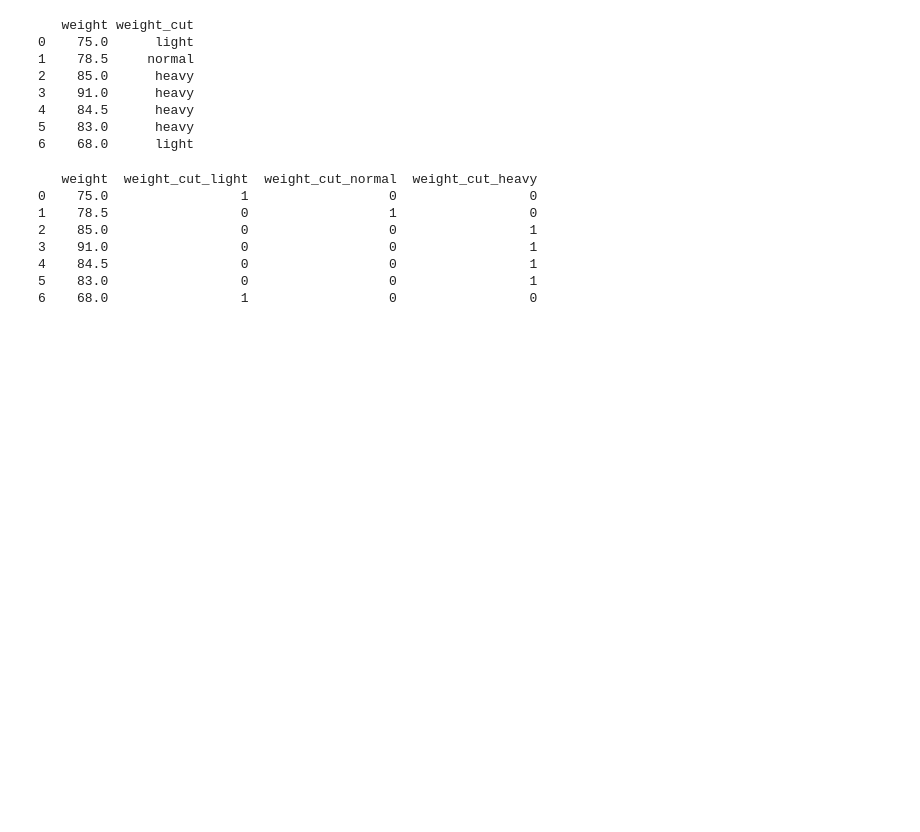
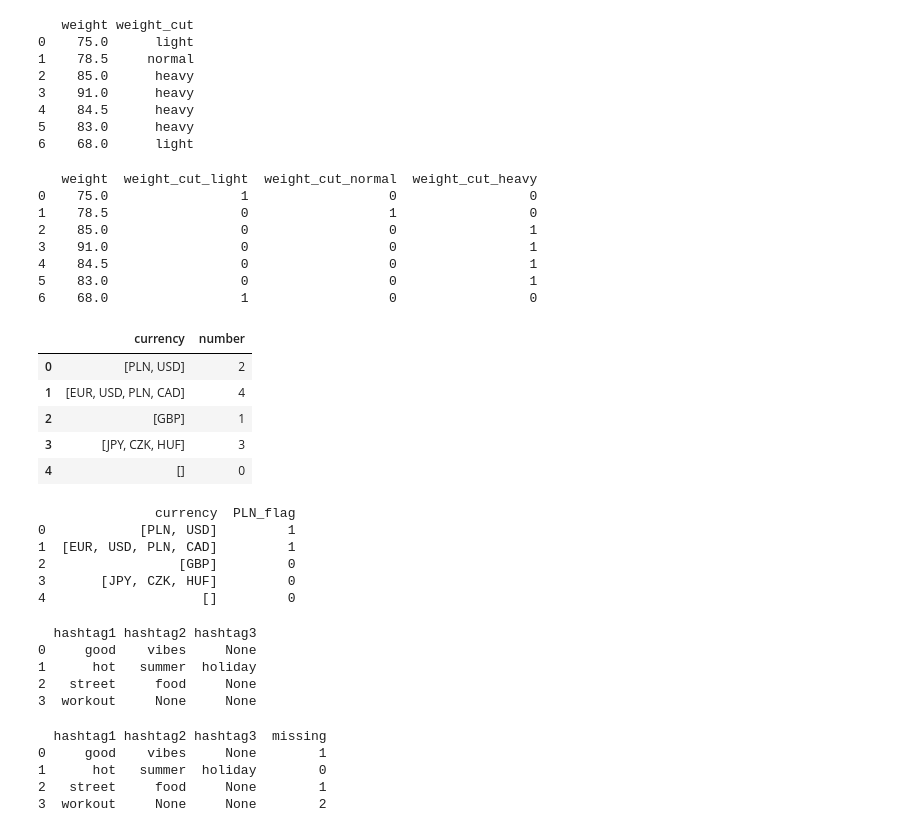
Before and after one commit to BuczynskiRafal/ML, a Jupyter notebook: Scikitlearn_exercises.ipynb, the cells around one changed output. Cells and saved outputs as stored; diff of their text form; code cells hidden in the pictures; blank space fills up the shorter version.

```diff
--- a/Scikitlearn_exercises.ipynb
+++ b/Scikitlearn_exercises.ipynb
@@ -532,3 +539,72 @@ print(df)
 4    84.5                 0                  0                 1
 5    83.0                 0                  0                 1
 6    68.0                 1                  0                 0
+# %%
+# 12
+import pandas as pd
+
+
+data_dict = {
+    'currency': [['PLN', 'USD'], ['EUR', 'USD', 'PLN', 'CAD'], ['GBP'], ['JPY', 'CZK', 'HUF'], []]
+}
+df = pd.DataFrame(data=data_dict)
+df['number'] = df['currency'].apply(len)
+print(df)
+# %% [output]
+|  | currency | number |
+| 0 | [PLN, USD] | 2 |
+| 1 | [EUR, USD, PLN, CAD] | 4 |
+| 2 | [GBP] | 1 |
+| 3 | [JPY, CZK, HUF] | 3 |
+| 4 | [] | 0 |
+# %%
+# 13
+import pandas as pd
+
+
+data_dict = {
+    'currency': [['PLN', 'USD'], ['EUR', 'USD', 'PLN', 'CAD'], ['GBP'], ['JPY', 'CZK', 'HUF'], []]
+}
+df = pd.DataFrame(data=data_dict)
+df['PLN_flag'] = df['currency'].apply(lambda item: 1 if 'PLN' in item else 0)
+print(df)
+# %% [output]
+               currency  PLN_flag
+0            [PLN, USD]         1
+1  [EUR, USD, PLN, CAD]         1
+2                 [GBP]         0
+3       [JPY, CZK, HUF]         0
+4                    []         0
+# %%
+# 14
+import pandas as pd
+
+df = pd.DataFrame(data={'hashtags': ['#good#vibes', '#hot#summer#holiday', '#street#food', '#workout']})
+df = df['hashtags'].str.split('#', expand=True)
+df = df.drop(columns=[0])
+df.columns = ['hashtag1', 'hashtag2', 'hashtag3']
+print(df)
+# %% [output]
+  hashtag1 hashtag2 hashtag3
+0     good    vibes     None
+1      hot   summer  holiday
+2   street     food     None
+3  workout     None     None
+# %%
+# 15
+
+import pandas as pd
+
+
+df = pd.DataFrame(data={'hashtags': ['#good#vibes', '#hot#summer#holiday', '#street#food', '#workout']})
+df = df['hashtags'].str.split('#', expand=True)
+df = df.drop(columns=[0])
+df.columns = ['hashtag1', 'hashtag2', 'hashtag3']
+df['missing'] = df.isnull().sum(axis=1)
+print(df)
+# %% [output]
+  hashtag1 hashtag2 hashtag3  missing
+0     good    vibes     None        1
+1      hot   summer  holiday        0
+2   street     food     None        1
+3  workout     None     None        2
```
Also changed, not shown: parts of 5 cells of this notebook.
